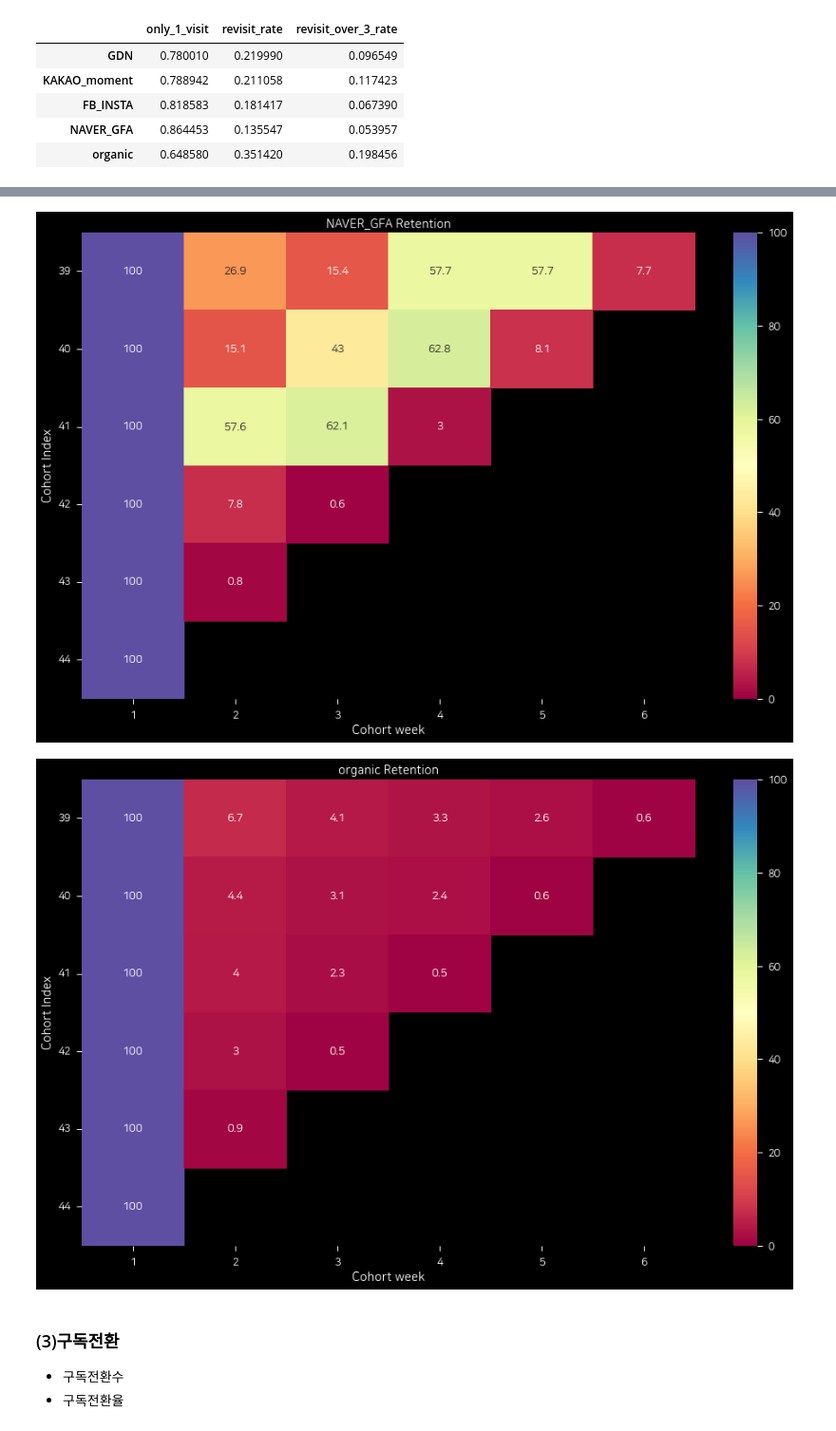
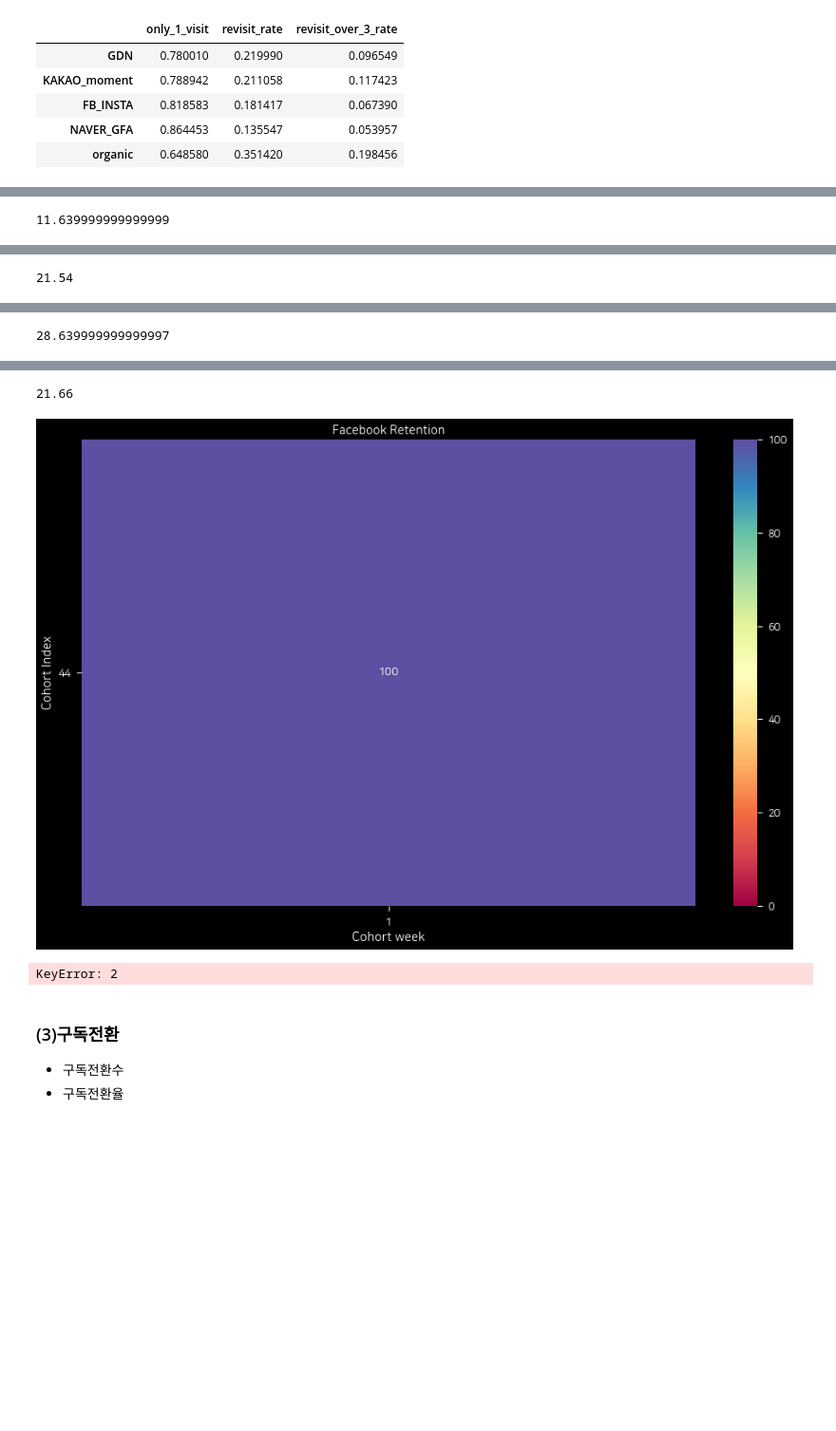
Before and after one commit to tand-datateam-th/kto_prj_git, a Jupyter notebook: [KTO]_Letter_analysis_v1_2210.ipynb, the cells around one changed output, grey strips where cells are left out. Shown: that part at 95% size. Drawn from its saved outputs; the diff is of its cells as text; code cells hidden in the pictures; blank space fills up the shorter version.

```diff
--- a/[KTO]_Letter_analysis_v1_2210.ipynb
+++ b/[KTO]_Letter_analysis_v1_2210.ipynb
@@ -165,4 +134,4 @@ df_param_signup = DataImport.extract_event_param(df_param_all, EVENT_SIGNUP).dro
 
 ## 2) 가볼래터 data 생성
 df_param_contents_letter =\
-     df_param_all_session[df_param_all_session[PARAM_CONTENT_NAME].str.contains('가볼래-터', na=False)]
+     df_param_all[df_param_all[PARAM_CONTENT_NAME].str.contains('가볼래-터', na=False)]
@@ -319,16 +271,25 @@ lst_subscribe_device = list(df_app_log[
 ## prep: instagram => INSTA, kakao_mo &kakaotalk_bizmessage => KAKAO_moment
 dict_lst_user_from_referrs_gudok['KAKAO_moment'] =\
     list(
-        set(dict_lst_user_from_referrs_gudok['kakao_mo'] + dict_lst_user_from_referrs_gudok['KAKAO_moment'] + dict_lst_user_from_referrs_gudok['kakaotalk_bizmessage'])
+        set(
+            dict_lst_user_from_referrs_gudok['kakao_mo'] +\
+            dict_lst_user_from_referrs_gudok['KAKAO_moment'] +\
+            dict_lst_user_from_referrs_gudok['kakaotalk_bizmessage']
+            )
         )
 dict_lst_user_from_referrs_gudok['FB_INSTA'] =\
     list(
-        set(dict_lst_user_from_referrs_gudok['instagram'] + dict_lst_user_from_referrs_gudok['FB_INSTA'])
+        set(
+            dict_lst_user_from_referrs_gudok['instagram'] +\
+            dict_lst_user_from_referrs_gudok['FB_INSTA'] +\
+            dict_lst_user_from_referrs_gudok['Facebook']
+            )
     )
 
 del dict_lst_user_from_referrs_gudok['kakaotalk_bizmessage']
 del dict_lst_user_from_referrs_gudok['kakao_mo']
 del dict_lst_user_from_referrs_gudok['instagram']
+del dict_lst_user_from_referrs_gudok['Facebook']
 
 dict_lst_user_from_referrs_gudok.keys()
 # %% [output]
@@ -366,10 +328,16 @@ df_total_inflow_referrs.sort_values(by = 'inflow_cnt', ascending=False)
 # %%
 #########################################
 # 2. 일별 유입
+# 전체 / 신규 / 기존
 #########################################
-## 1) 전체 유입
-
-df_daily_total_inflow = get_daily_cnt(dict_output_inflow_cnt, lst=list(df_app_log[KEY_ID_DEVICE].unique()), nm='inflow',
-                    dict_input = dict_lst_user_from_referrs_gudok)
-df_daily_total_inflow
+for _lst, key in zip(
+    [list(df_app_log[KEY_ID_DEVICE].unique()),
+     lst_new_device,lst_re_device],
+    ['inflow', 'new_inflow', 're_inflow']
+    ) :
+    _df_daily_inflow = get_daily_cnt(
+        dict_output_inflow_cnt,
+        lst=_lst, nm=key,
+        dict_input = dict_lst_user_from_referrs_gudok)
+    _df_daily_inflow
 # %% [output]
@@ -485,16 +439,18 @@ df_vis_revisit
 | NAVER_GFA | 0.864453 | 0.135547 | 0.053957 |
 | organic | 0.648580 | 0.351420 | 0.198456 |
 # %%
-#########################################
-# 2. 주차별 재방문율
-#########################################
-## 1) 전체 주차별 재방문율
-df_retention = SphereRetention.retention_main(
-    df_app_log, KEY_ID = KEY_ID_DEVICE, period = 'week', vis = True, title = 'Total Retention')
+# #########################################
+# # 2. 주차별 재방문율
+# #########################################
+# ## 1) 전체 주차별 재방문율
+# df_retention = SphereRetention.retention_main(
+#     df_app_log, KEY_ID = KEY_ID_DEVICE, period = 'week', vis = True, title = 'Total Retention')
 
 ## 2) 매체별 주차별 재방문율
 for key, values in dict_lst_user_from_referrs_gudok.items():
     df_retention = SphereRetention.retention_main(
         df_app_log[df_app_log[KEY_ID_DEVICE].isin(values)],
         KEY_ID = KEY_ID_DEVICE, period = 'week', vis = True, title = f'{key} Retention')
+
+    df_retention[2].mean()
 # %% [output]
@@ -501,0 +458 @@ for key, values in dict_lst_user_from_referrs_gudok.items():
+11.639999999999999
@@ -502,0 +460 @@ for key, values in dict_lst_user_from_referrs_gudok.items():
+21.54
@@ -503,0 +462 @@ for key, values in dict_lst_user_from_referrs_gudok.items():
+28.639999999999997
@@ -505,5 +464,6 @@ for key, values in dict_lst_user_from_referrs_gudok.items():
+21.66
-[figure, old version]
+[figure, new version]
-[figure, removed]
+KeyError: 2
 # %% [markdown]
 ### (3)구독전환
 - 구독전환수
```
Also changed, not shown: parts of 20 cells of this notebook.
